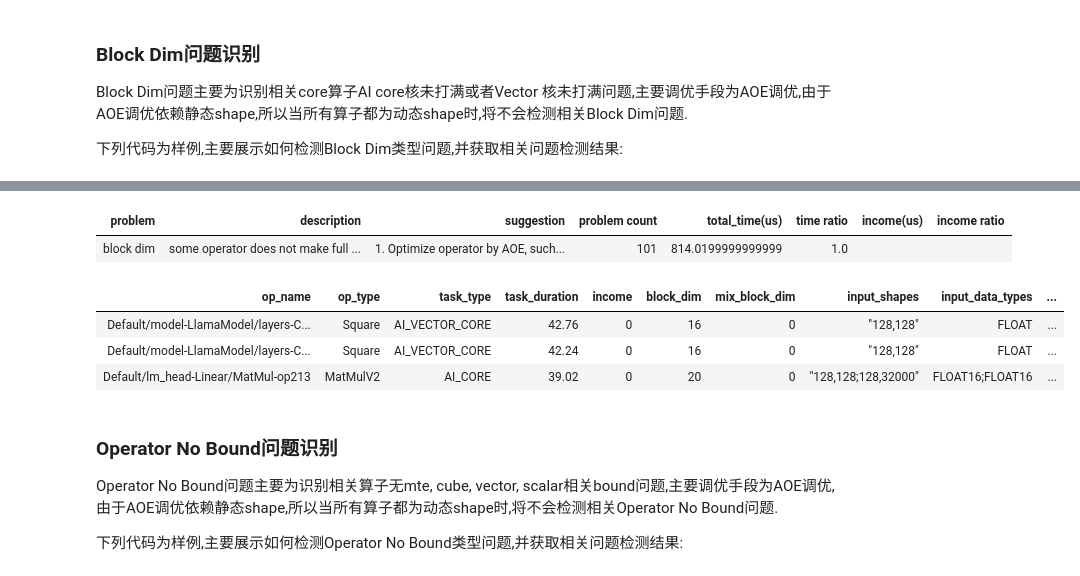
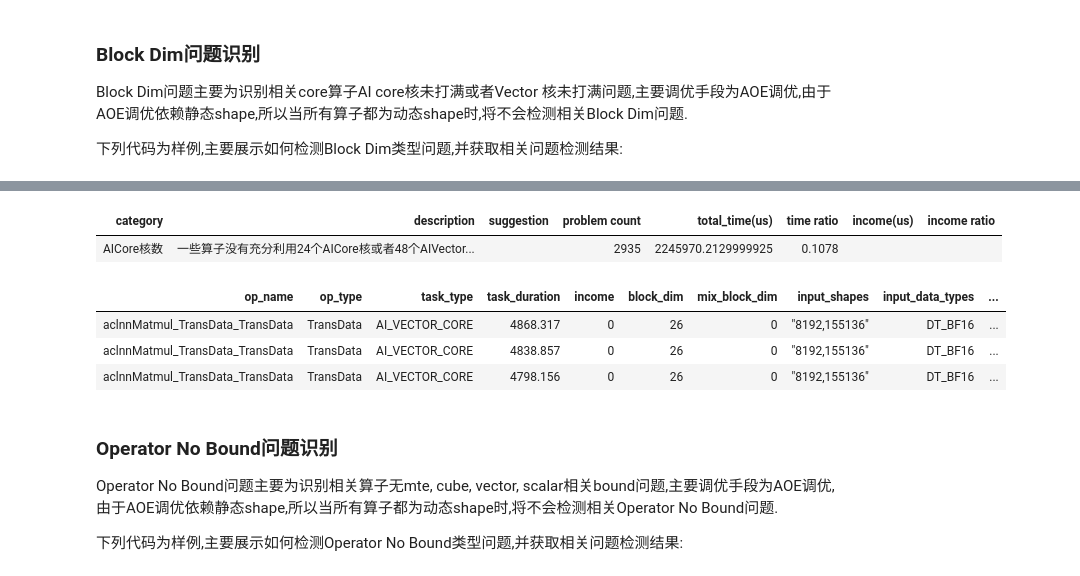
Before and after one commit to xiaobingling93-pixel/Ascend-msprof-analyze, a Jupyter notebook: msprof_analyze/advisor/computation_analysis.ipynb, the cells around one changed output, grey strips where cells are left out. Cells and saved outputs as stored; diff of their text form; code cells hidden in the pictures.

```diff
--- a/msprof_analyze/advisor/computation_analysis.ipynb
+++ b/msprof_analyze/advisor/computation_analysis.ipynb
@@ -23,5 +27,5 @@ block_dim_result = interface.get_result("computation", "block_dim_analysis", can
 # %%
-problems = block_dim_result.get("problems")
+problems = block_dim_result.get("问题综述")
 if problems: # 如果存在相关问题则获取相关问题检测描述及建议
     problem_table = PrettyTable(problems.get("headers"))
     for row in problems.get("data"):
@@ -34,23 +38,23 @@ if problems: # 如果存在相关问题则获取相关问题检测描述及建
 else:
     print("There is no suggestion related to block dim.")
 # %% [output]
-| problem | description | suggestion | problem count | total_time(us) | time ratio | income(us) | income ratio |
-| block dim | some operator does not make full ... | 1. Optimize operator by AOE, such... | 101 | 814.0199999999999 | 1.0 |  |  |
+| category | description | suggestion | problem count | total_time(us) | time ratio | income(us) | income ratio |
+| AICore核数 | 一些算子没有充分利用24个AICore核或者48个AIVector... |  | 2935 | 2245970.2129999925 | 0.1078 |  |  |
 # %%
 if problems: # 如果存在相关问题则获取相关问题检测细节
-    block_dim = block_dim_result.get("block dim")
+    block_dim = block_dim_result.get("AICore核数")
     block_dim_table = PrettyTable(block_dim.get("headers"))
     for row in block_dim.get("data"):
         row = [fill(str(element), width=80) for element in row]
         block_dim_table.add_row(row)
 
     block_dim_table.hrules = ALL
     display(block_dim_table[:3])
 # %% [output]
 | op_name | op_type | task_type | task_duration | income | block_dim | mix_block_dim | input_shapes | input_data_types | ... |
-| Default/model-LlamaModel/layers-C... | Square | AI_VECTOR_CORE | 42.76 | 0 | 16 | 0 | "128,128" | FLOAT | ... |
-| Default/model-LlamaModel/layers-C... | Square | AI_VECTOR_CORE | 42.24 | 0 | 16 | 0 | "128,128" | FLOAT | ... |
-| Default/lm_head-Linear/MatMul-op213 | MatMulV2 | AI_CORE | 39.02 | 0 | 20 | 0 | "128,128;128,32000" | FLOAT16;FLOAT16 | ... |
+| aclnnMatmul_TransData_TransData | TransData | AI_VECTOR_CORE | 4868.317 | 0 | 26 | 0 | "8192,155136" | DT_BF16 | ... |
+| aclnnMatmul_TransData_TransData | TransData | AI_VECTOR_CORE | 4838.857 | 0 | 26 | 0 | "8192,155136" | DT_BF16 | ... |
+| aclnnMatmul_TransData_TransData | TransData | AI_VECTOR_CORE | 4798.156 | 0 | 26 | 0 | "8192,155136" | DT_BF16 | ... |
 # %% [markdown]
 ### Operator No Bound问题识别
 Operator No Bound问题主要为识别相关算子无mte, cube, vector, scalar相关bound问题,主要调优手段为AOE调优,由于AOE调优依赖静态shape,所以当所有算子都为动态shape时,将不会检测相关Operator No Bound问题.
```
Also changed, not shown: parts of 7 cells of this notebook, 1 other file.
